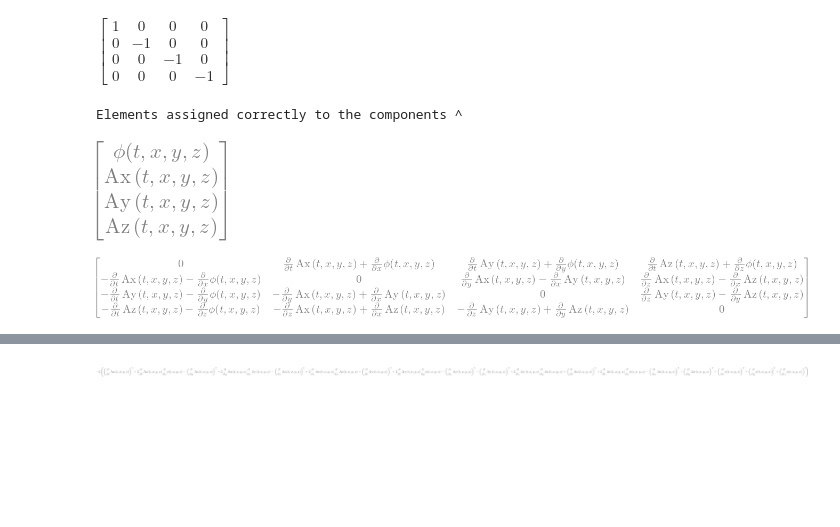
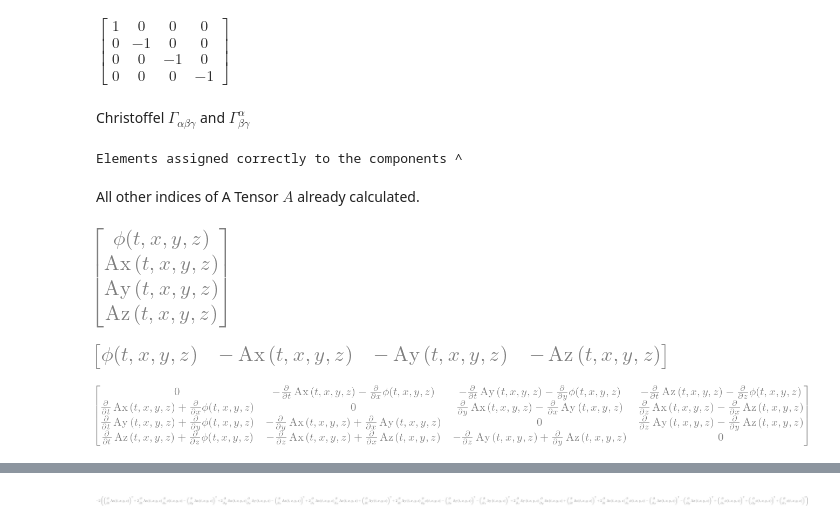
Before and after one commit to pytearcat/pytearcat, a Jupyter notebook: Electromagnetic Tensor.ipynb, the cells around one changed output, grey strips where cells are left out. Cells and saved outputs as stored; diff of their text form; code cells hidden in the pictures; blank space fills up the shorter version.

```diff
--- a/Electromagnetic Tensor.ipynb
+++ b/Electromagnetic Tensor.ipynb
@@ -17,24 +17,32 @@ Coordinates = t,x,y,z
 Metric defined successfully:
 $\displaystyle ds^2 = 1 \cdot dt^2-1 \cdot dx^2-1 \cdot dy^2-1 \cdot dz^2$
 $\displaystyle \left[\begin{matrix}1 & 0 & 0 & 0\\0 & -1 & 0 & 0\\0 & 0 & -1 & 0\\0 & 0 & 0 & -1\end{matrix}\right]$
+# %%
+Chr = pt.christoffel()
+# %% [output]
+Christoffel $\Gamma_{\alpha \beta \gamma}$ and $\Gamma^{\alpha}_{\beta \gamma}$
 # %%
 A = pt.ten('A',1)
 A.assign([phi,Ax,Ay,Az],'^')
+A.complete('^')
 A.display('^')
+A.display('_')
 # %% [output]
 Elements assigned correctly to the components ^
+All other indices of A Tensor $A$  already calculated.
 [figure]
+[figure, added]
 # %%
 F = pt.ten('F',2)
 
-F.assign(pt.D(A('^nu'),'^mu')-pt.D(A('^mu'),'^nu'),"^mu,^nu")
+F.assign(pt.D(A('_nu'),'_mu')-pt.D(A('_mu'),'_nu'),"_mu,_nu")
 
 # One could also save the result of a tensor operation in a variable
-# For example: F_value = pt.D(A('^nu'),'^mu')-pt.D(A('^mu'),'^nu')
+# For example: F_value = pt.D(A('_nu'),'_mu')-pt.D(A('_mu'),'_nu')
 # And then, to assing that value to the tensor:
-# F.assign(F_value,'^mu,^nu')
+# F.assign(F_value,'_mu,_nu')
 
-F.display('^,^')
+F.display('_,_')
 # %% [output]
-[figure, old version]
+[figure, new version]
 # %%
```
Also changed, not shown: parts of 4 cells of this notebook, 3 other files.
